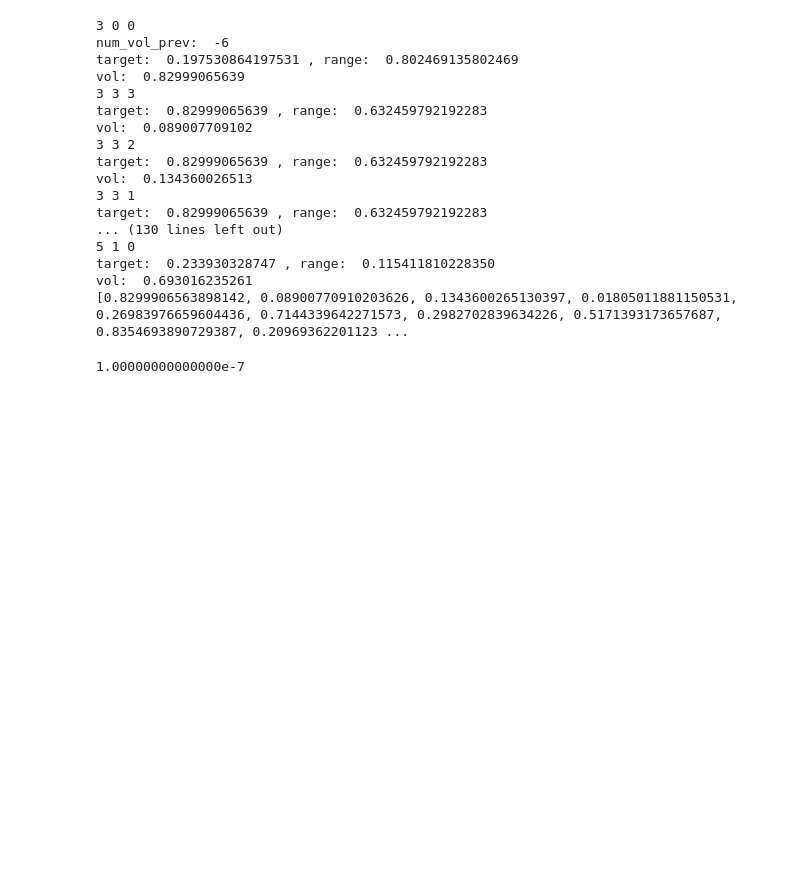
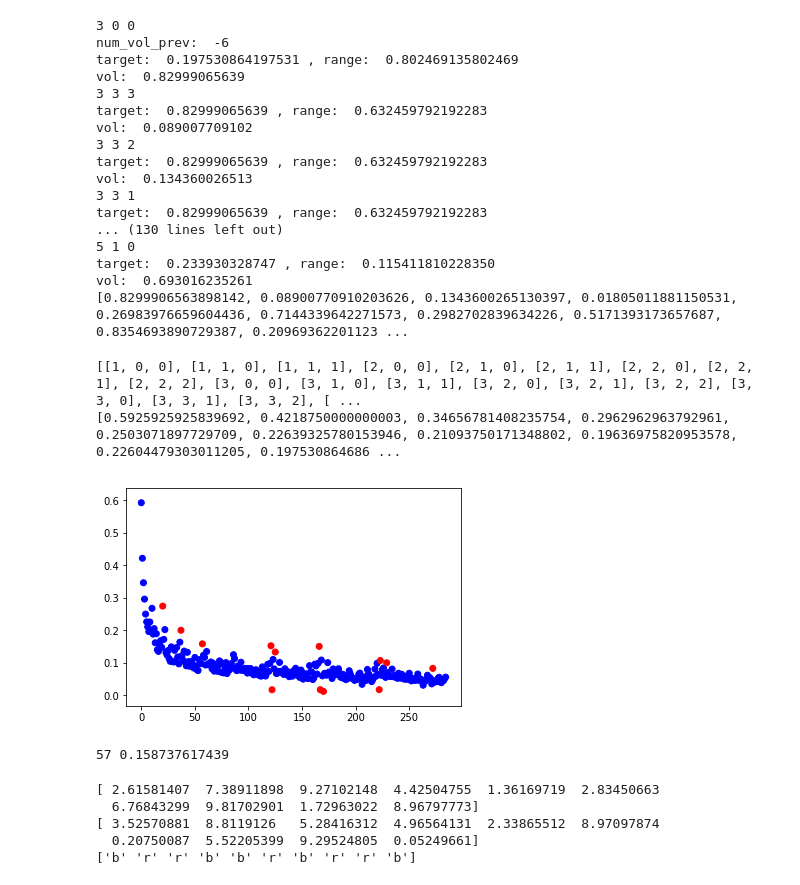
Before and after one commit to caoandong/Calabi_Yau, a Jupyter notebook: triangulate/Triangulate_2.ipynb, the cells around one changed output. Saved outputs shown, nothing was run; the diff lists cells and outputs as text; code cells hidden in the pictures; blank space fills up the shorter version.

Commit message:
add triang

```diff
--- a/triangulate/Triangulate_2.ipynb
+++ b/triangulate/Triangulate_2.ipynb
@@ -1180,7 +1182,77 @@ target:  0.82999065639 , range:  0.632459792192283
 target:  0.233930328747 , range:  0.115411810228350
 vol:  0.693016235261
 [0.8299906563898142, 0.08900770910203626, 0.1343600265130397, 0.01805011881150531, 0.26983976659604436, 0.7144339642271573, 0.2982702839634226, 0.5171393173657687, 0.8354693890729387, 0.20969362201123 ...
-# %%
-print 1e-7
-# %% [output]
-1.00000000000000e-7
+# %%
+file_path = '/home/carnd/CYML/triangulate/lift_vol_1_10.txt'
+data_file = open(file_path, 'r')
+num_data = 285
+heights_list = [0]*int(num_data)
+volume_list = [0]*int(num_data)
+
+for line in data_file:
+    data = line.split('>>>')
+    heights = data[0].split('_')
+    #print heights
+    if len(heights) != 3:
+        continue
+    h1 = eval(heights[0])
+    h2 = eval(heights[1])
+    h3 = eval(heights[2])
+    volume = eval(data[1])
+    idx_1 = 0
+    idx_2 = 0
+    idx_3 = 0
+    for i in range(1,h1+1):
+        idx_1 += i*(i+1)/2
+    idx_1 -= 1
+    idx_2 = (h2)*(h2+1)/2
+    idx_3 = h3
+    idx = idx_1 + idx_2 + idx_3
+    #print 'idx: ', idx
+    heights_list[idx] = [h1,h2,h3]
+    volume_list[idx] = volume[0]
+data_file.close()
+# %%
+print heights_list
+print volume_list
+# %% [output]
+[[1, 0, 0], [1, 1, 0], [1, 1, 1], [2, 0, 0], [2, 1, 0], [2, 1, 1], [2, 2, 0], [2, 2, 1], [2, 2, 2], [3, 0, 0], [3, 1, 0], [3, 1, 1], [3, 2, 0], [3, 2, 1], [3, 2, 2], [3, 3, 0], [3, 3, 1], [3, 3, 2], [ ...
+[0.5925925925839692, 0.4218750000000003, 0.34656781408235754, 0.2962962963792961, 0.2503071897729709, 0.22639325780153946, 0.21093750171348802, 0.19636975820953578, 0.22604479303011205, 0.197530864686 ...
+# %%
+import numpy as np
+import matplotlib.pyplot as plt
+
+off_list = [20, 37, 57, 121, 122, 125, 166, 167, 170, 222, 223, 229, 272]
+x = volume_list
+y = np.arange(len(volume_list))
+color = []
+for i in range(len(volume_list)):
+    if y[i] in off_list:
+        color.append('r')
+    else:
+        color.append('b')
+plt.scatter(y, x, c=color)
+plt.show()
+# %% [output]
+[figure, added]
+# %%
+off_list = [20, 37, 57, 121, 122, 125, 166, 167, 170, 222, 223, 229, 272]
+for i in range(len(x)):
+    if y[i] in off_list:
+        print y[i], x[i]
+# %% [output]
+57 0.158737617439
+# %%
+x = np.random.random(10)*10
+y = np.random.random(10)*10
+
+col = np.where(x<1,'k',np.where(y<5,'b','r'))
+print x
+print y
+print col
+# %% [output]
+[ 2.61581407  7.38911898  9.27102148  4.42504755  1.36169719  2.83450663
+  6.76843299  9.81702901  1.72963022  8.96797773]
+[ 3.52570881  8.8119126   5.28416312  4.96564131  2.33865512  8.97097874
+  0.20750087  5.52205399  9.29524805  0.05249661]
+['b' 'r' 'r' 'b' 'b' 'r' 'b' 'r' 'r' 'b']
```
Also changed, not shown: parts of 2 cells of this notebook, 4 other files.
